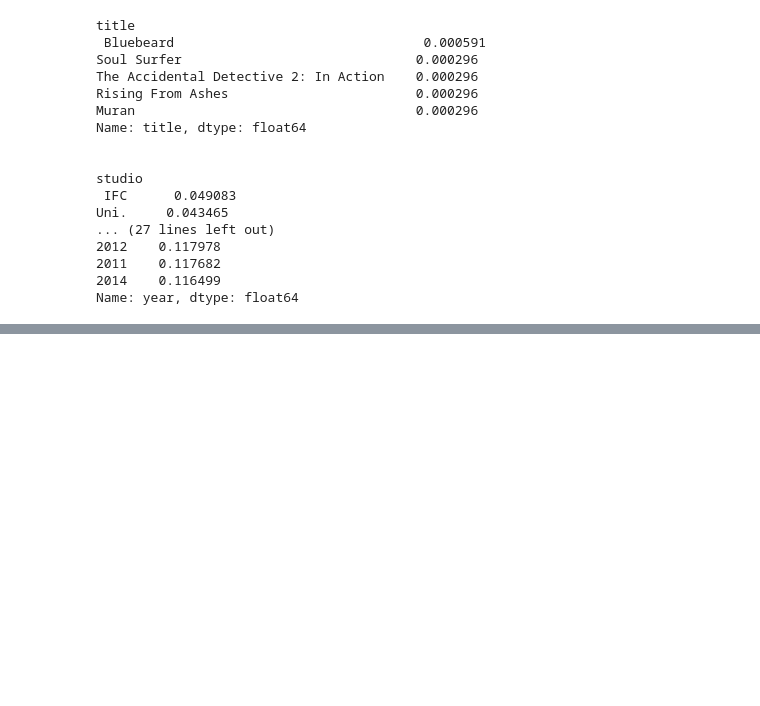
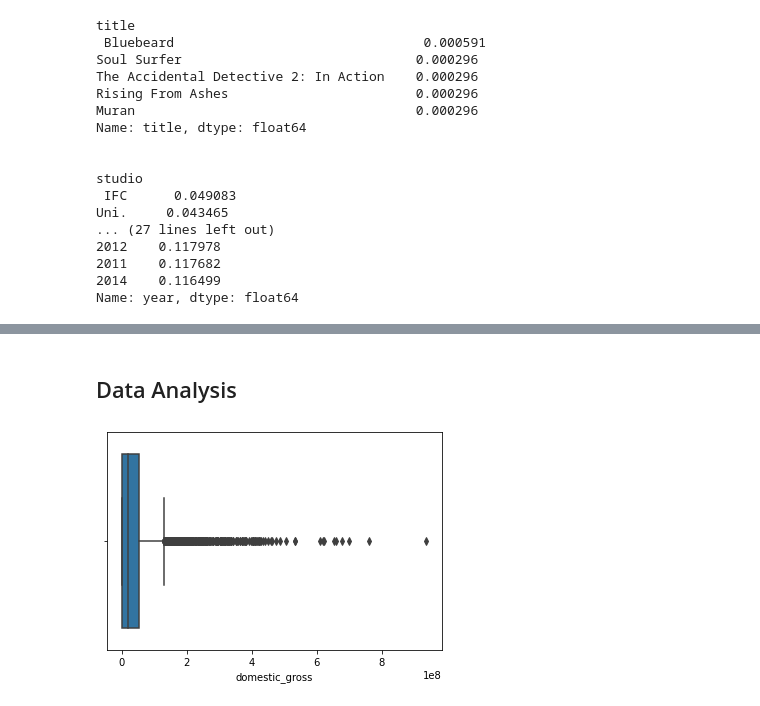
Before and after one commit to Arnoldchovu/dsc-phase-1-project-v2-4, a Jupyter notebook: student.ipynb, the cells around one changed output, grey strips where cells are left out. Drawn from its saved outputs; the diff is of its cells as text; code cells hidden in the pictures; blank space fills up the shorter version.

```diff
--- a/student.ipynb
+++ b/student.ipynb
@@ -314,0 +398,5 @@ There are no placeholder values in this data set.
+# %%
+# Change the production_budget, domestic_gross and worldwide_gross to float
+df_tnmovie_budget['production_budget'] = df_tnmovie_budget['production_budget'].str.replace(",|\$", "").astype(float)
+df_tnmovie_budget['domestic_gross'] = df_tnmovie_budget['domestic_gross'].str.replace(",|\$", "").astype(float)
+df_tnmovie_budget['worldwide_gross'] = df_tnmovie_budget['worldwide_gross'].str.replace(",|\$", "").astype(float)
@@ -314,0 +437,7 @@ There are no placeholder values in this data set.
+# %% [markdown]
+## Data Analysis
+# %%
+# Create box plots for the columns in The Number data set
+sns.boxplot(df_tnmovie_budget['domestic_gross']);
+# %% [output]
+[figure, added]
```
Also changed, not shown: parts of 29 cells of this notebook.
